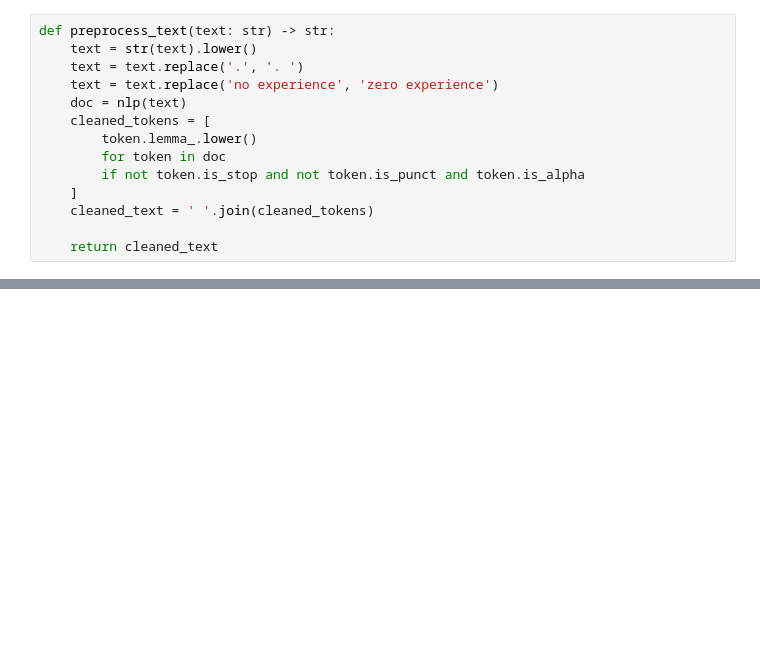
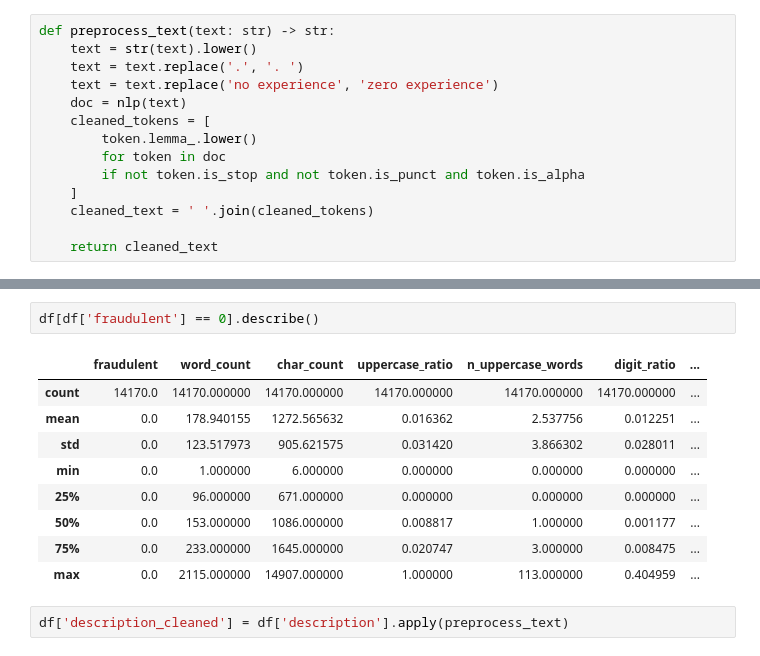
Before and after one commit to lvendrix/data_wizard, a Jupyter notebook: notebooks/eda.ipynb, the cells around one changed output, grey strips where cells are left out. Cells and saved outputs as stored; diff of their text form; blank space fills up the shorter version.

```diff
--- a/notebooks/eda.ipynb
+++ b/notebooks/eda.ipynb
@@ -321,0 +383,14 @@ Name: count, dtype: int64
+# %%
+df[df['fraudulent'] == 0].describe()
+# %% [output]
+|  | fraudulent | word_count | char_count | uppercase_ratio | n_uppercase_words | digit_ratio | ... |
+| count | 14170.0 | 14170.000000 | 14170.000000 | 14170.000000 | 14170.000000 | 14170.000000 | ... |
+| mean | 0.0 | 178.940155 | 1272.565632 | 0.016362 | 2.537756 | 0.012251 | ... |
+| std | 0.0 | 123.517973 | 905.621575 | 0.031420 | 3.866302 | 0.028011 | ... |
+| min | 0.0 | 1.000000 | 6.000000 | 0.000000 | 0.000000 | 0.000000 | ... |
+| 25% | 0.0 | 96.000000 | 671.000000 | 0.000000 | 0.000000 | 0.000000 | ... |
+| 50% | 0.0 | 153.000000 | 1086.000000 | 0.008817 | 1.000000 | 0.001177 | ... |
+| 75% | 0.0 | 233.000000 | 1645.000000 | 0.020747 | 3.000000 | 0.008475 | ... |
+| max | 0.0 | 2115.000000 | 14907.000000 | 1.000000 | 113.000000 | 0.404959 | ... |
+# %%
+df['description_cleaned'] = df['description'].apply(preprocess_text)
```
Also changed, not shown: parts of 50 cells of this notebook, 2 other files.
